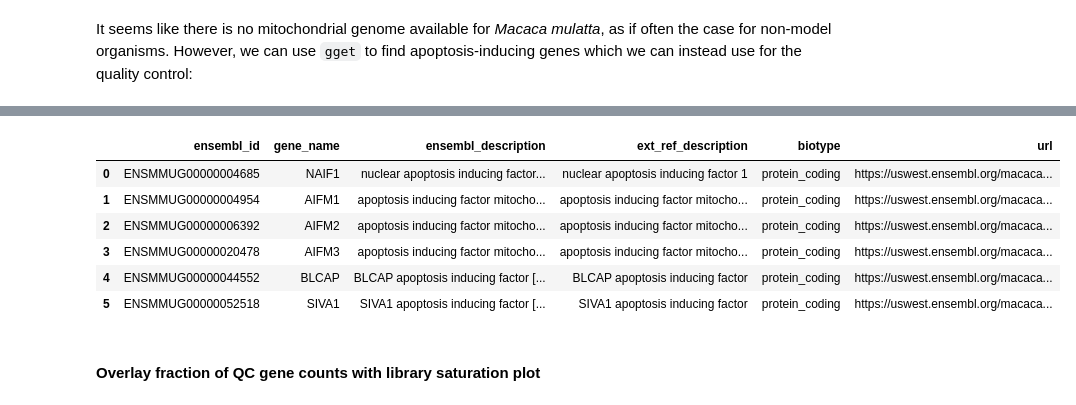
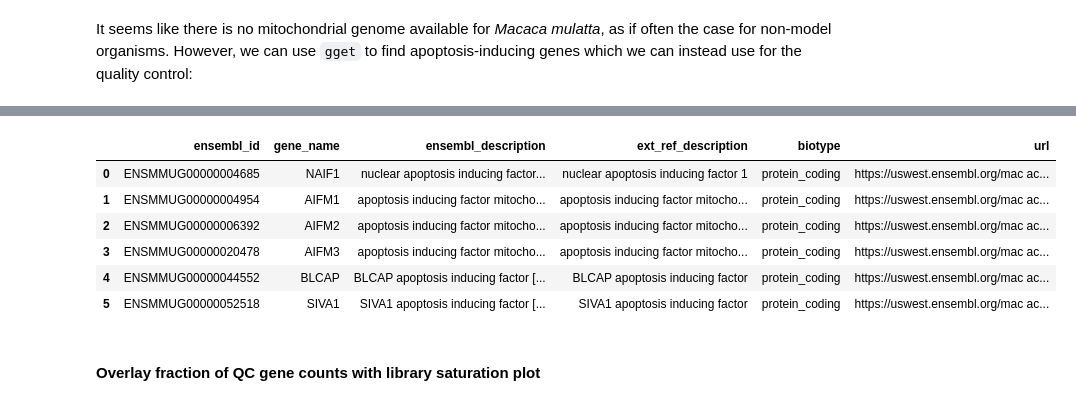
Before and after one commit to pachterlab/gget, a Jupyter notebook: examples/scRNAseq_workflow/1_align_quality-control_cluster.ipynb, the cells around one changed output, grey strips where cells are left out. Saved outputs shown, nothing was run; the diff lists cells and outputs as text; code cells hidden in the pictures.

```diff
--- a/examples/scRNAseq_workflow/1_align_quality-control_cluster.ipynb
+++ b/examples/scRNAseq_workflow/1_align_quality-control_cluster.ipynb
@@ -162,5 +162,6 @@ gget.search("MT-", "macaca_m")
 It seems like there is no mitochondrial genome available for *Macaca mulatta*, as if often the case for non-model organisms. However, we can use `gget` to find apoptosis-inducing genes which we can instead use for the quality control:
 # %%
 qc_df = gget.search(["apoptosis", "inducing"], "macaca_m", andor="and")
-qc_df
+# Custom function to wrap "ensembl_description" column for easier reading in Colab
+funcs.pretty_print(qc_df, ["ensembl_description", "ext_ref_description", "url"])
 # %% [output]
@@ -170,10 +171,10 @@ qc_df
 |  | ensembl_id | gene_name | ensembl_description | ext_ref_description | biotype | url |
-| 0 | ENSMMUG00000004685 | NAIF1 | nuclear apoptosis inducing factor... | nuclear apoptosis inducing factor 1 | protein_coding | https://uswest.ensembl.org/macaca... |
-| 1 | ENSMMUG00000004954 | AIFM1 | apoptosis inducing factor mitocho... | apoptosis inducing factor mitocho... | protein_coding | https://uswest.ensembl.org/macaca... |
-| 2 | ENSMMUG00000006392 | AIFM2 | apoptosis inducing factor mitocho... | apoptosis inducing factor mitocho... | protein_coding | https://uswest.ensembl.org/macaca... |
-| 3 | ENSMMUG00000020478 | AIFM3 | apoptosis inducing factor mitocho... | apoptosis inducing factor mitocho... | protein_coding | https://uswest.ensembl.org/macaca... |
-| 4 | ENSMMUG00000044552 | BLCAP | BLCAP apoptosis inducing factor [... | BLCAP apoptosis inducing factor | protein_coding | https://uswest.ensembl.org/macaca... |
-| 5 | ENSMMUG00000052518 | SIVA1 | SIVA1 apoptosis inducing factor [... | SIVA1 apoptosis inducing factor | protein_coding | https://uswest.ensembl.org/macaca... |
+| 0 | ENSMMUG00000004685 | NAIF1 | nuclear apoptosis inducing factor... | nuclear apoptosis inducing factor 1 | protein_coding | https://uswest.ensembl.org/mac ac... |
+| 1 | ENSMMUG00000004954 | AIFM1 | apoptosis inducing factor mitocho... | apoptosis inducing factor mitocho... | protein_coding | https://uswest.ensembl.org/mac ac... |
+| 2 | ENSMMUG00000006392 | AIFM2 | apoptosis inducing factor mitocho... | apoptosis inducing factor mitocho... | protein_coding | https://uswest.ensembl.org/mac ac... |
+| 3 | ENSMMUG00000020478 | AIFM3 | apoptosis inducing factor mitocho... | apoptosis inducing factor mitocho... | protein_coding | https://uswest.ensembl.org/mac ac... |
+| 4 | ENSMMUG00000044552 | BLCAP | BLCAP apoptosis inducing factor [... | BLCAP apoptosis inducing factor | protein_coding | https://uswest.ensembl.org/mac ac... |
+| 5 | ENSMMUG00000052518 | SIVA1 | SIVA1 apoptosis inducing factor [... | SIVA1 apoptosis inducing factor | protein_coding | https://uswest.ensembl.org/mac ac... |
 # %% [markdown]
 #### Overlay fraction of QC gene counts with library saturation plot
 # %%
```
Also changed, not shown: parts of 10 cells of this notebook.
